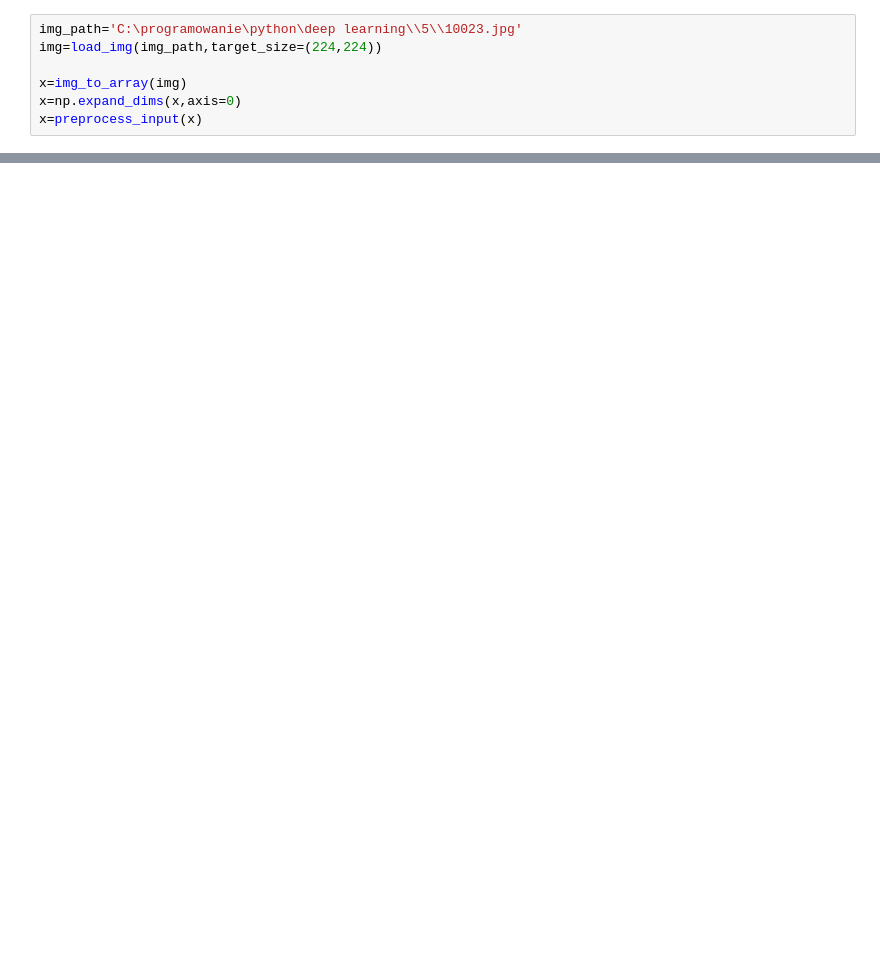
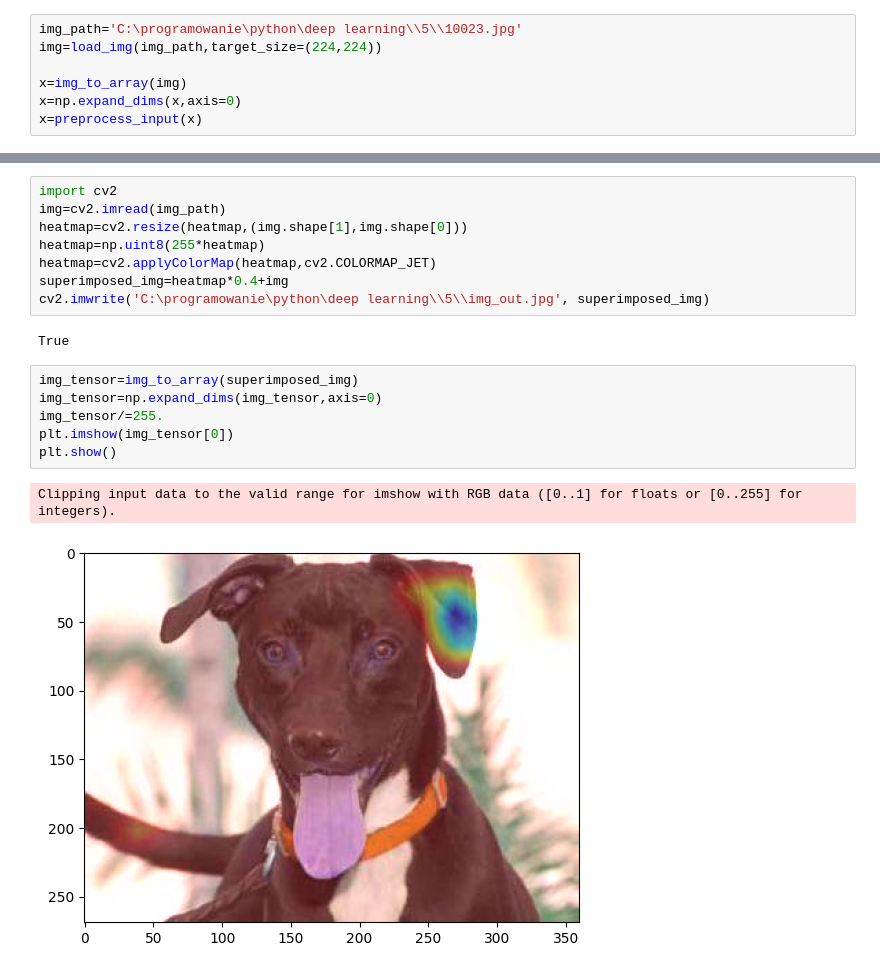
Before and after one commit to JakubPatrykAdamczyk/deep_learning, a Jupyter notebook: 5/5,6.ipynb, the cells around one changed output, grey strips where cells are left out. Drawn from its saved outputs; the diff is of its cells as text; blank space fills up the shorter version.

```diff
--- a/5/5,6.ipynb
+++ b/5/5,6.ipynb
@@ -33,0 +49,19 @@ Predicted: [('n02109047', 'Great_Dane', 0.40529603), ('n02093428', 'American_Sta
+# %%
+import cv2
+img=cv2.imread(img_path)
+heatmap=cv2.resize(heatmap,(img.shape[1],img.shape[0]))
+heatmap=np.uint8(255*heatmap)
+heatmap=cv2.applyColorMap(heatmap,cv2.COLORMAP_JET)
+superimposed_img=heatmap*0.4+img
+cv2.imwrite('C:\programowanie\python\deep learning\\5\\img_out.jpg', superimposed_img)
+# %% [output]
+True
+# %%
+img_tensor=img_to_array(superimposed_img)
+img_tensor=np.expand_dims(img_tensor,axis=0)
+img_tensor/=255.
+plt.imshow(img_tensor[0])
+plt.show()
+# %% [output]
+Clipping input data to the valid range for imshow with RGB data ([0..1] for floats or [0..255] for integers).
+[figure, added]
```
Also changed, not shown: parts of 5 cells of this notebook, 3 other files.
